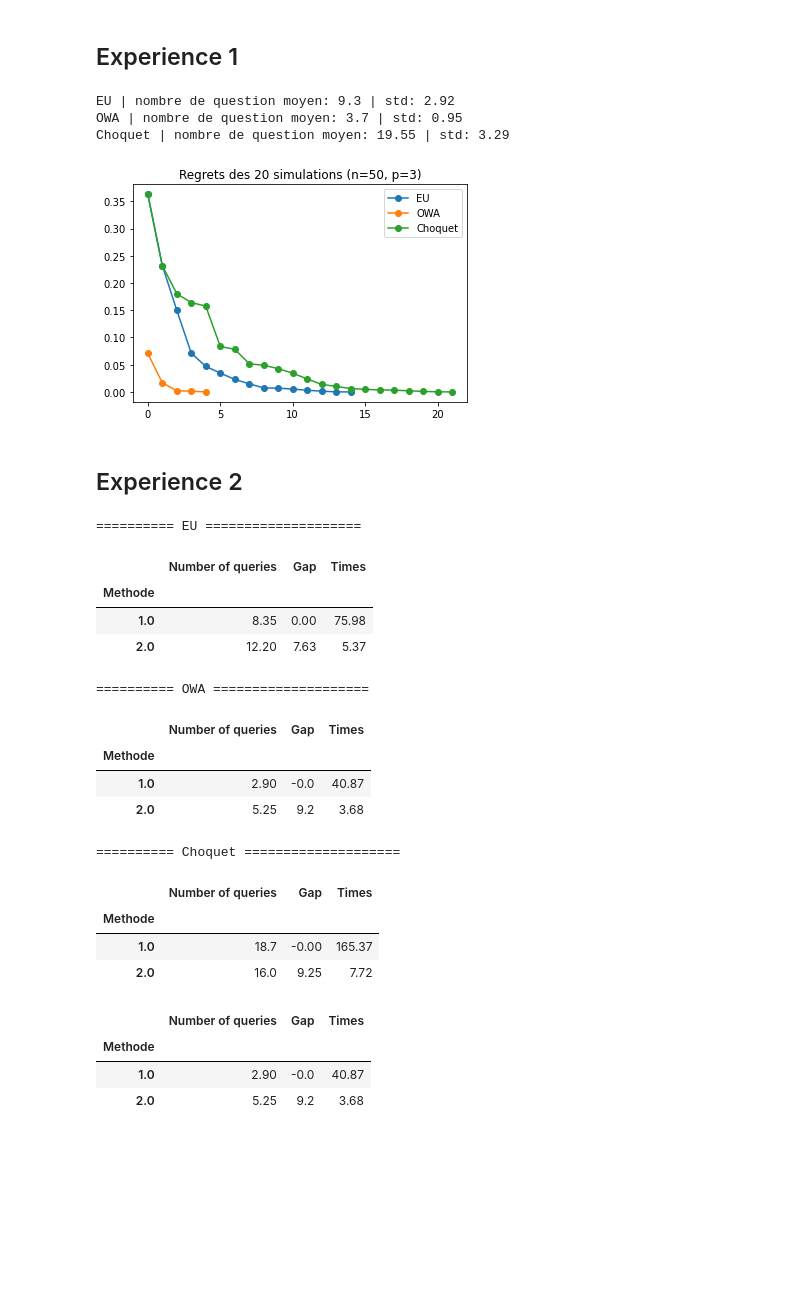
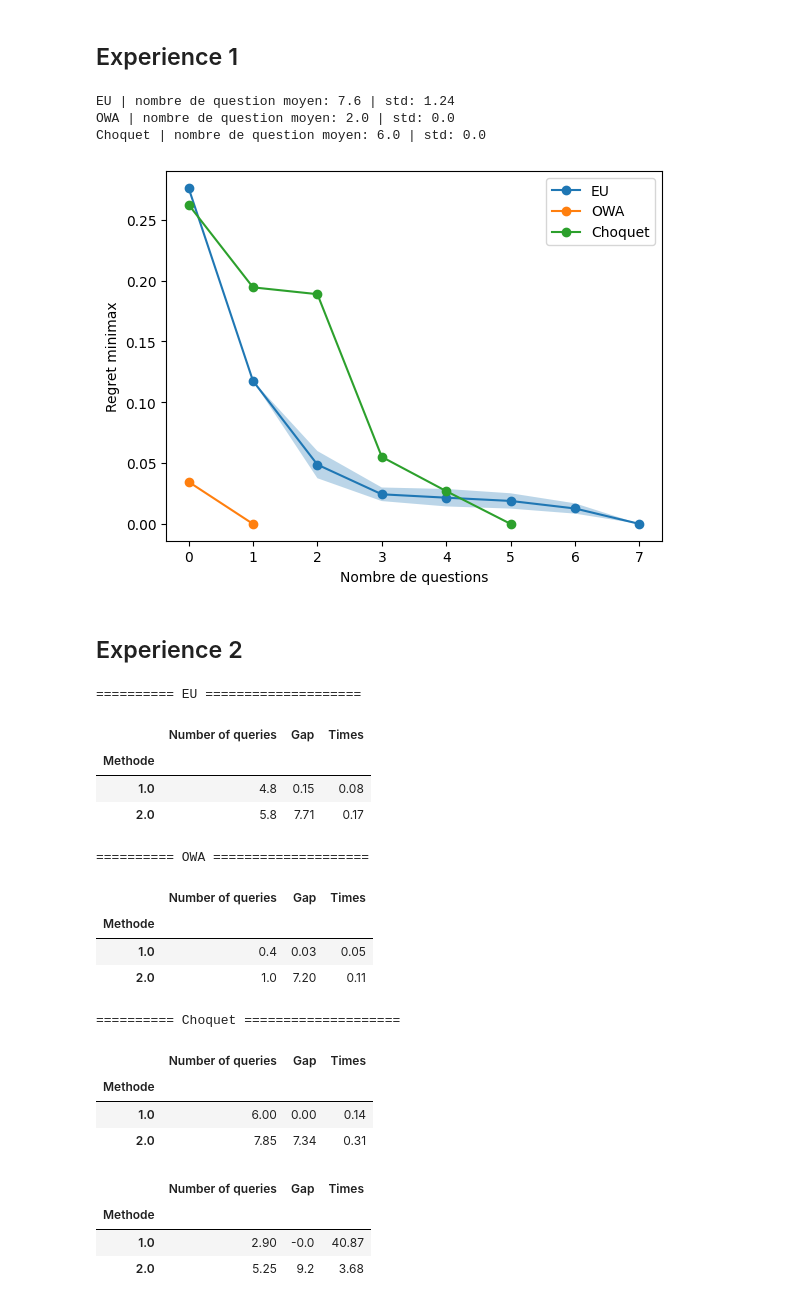
Before and after one commit to Kai-Luan/MADMC_Project, a Jupyter notebook: Code/result.ipynb, the cells around one changed output. Saved outputs shown, nothing was run; the diff lists cells and outputs as text; code cells hidden in the pictures; blank space fills up the shorter version.

```diff
--- a/Code/result.ipynb
+++ b/Code/result.ipynb
@@ -8,30 +8,35 @@ from IPython.display import display
 # %%
 # Loading csv
 L_mode = ['EU', 'OWA', 'Choquet']
 
 for mode in L_mode:
-    file1 = f'./data/{mode}/exp1_3KP50.csv'
+    file1 = f'./data/{mode}/exp1_3KP20.csv'
     result1 = pd.read_csv(file1, index_col=0)
     p1 = result1.to_numpy()
 
     Q = p1[:, 0] # nombre de questions
     max_q = int(Q.max())
     regrets = p1[:, 1:max_q+1]
     print(f'{mode} | nombre de question moyen: {Q.mean()} | std: {Q.std().round(2)} ')
+    #print(regrets.shape)
     plt.plot(regrets.mean(0),'o-', label = mode)
+    y = regrets.mean(0)
+    error = regrets.std(0)
+    plt.fill_between(np.arange(0,regrets.shape[1]),y-error, y+error, facecolor=plt.gca().lines[-1].get_color(),alpha=0.3)
 plt.legend()
-plt.title('Regrets des 20 simulations (n=50, p=3)')
+plt.xlabel("Nombre de questions")
+plt.ylabel("Regret minimax")
 plt.show()
 # %% [output]
-EU | nombre de question moyen: 9.3 | std: 2.92
-OWA | nombre de question moyen: 3.7 | std: 0.95
-Choquet | nombre de question moyen: 19.55 | std: 3.29
+EU | nombre de question moyen: 7.6 | std: 1.24
+OWA | nombre de question moyen: 2.0 | std: 0.0
+Choquet | nombre de question moyen: 6.0 | std: 0.0
-[figure, old version]
+[figure, new version]
 # %% [markdown]
 ## Experience 2
 # %%
 for mode in L_mode:
-    file2 = f'./data/{mode}/exp2_3KP50.csv'
+    file2 = f'./data/{mode}/exp2_3KP20.csv'
 
     result2 = pd.read_csv(file2, index_col=0)
     print('='*10,mode,'='*20)
@@ -41,18 +46,18 @@ for mode in L_mode:
 ========== EU ====================
 |  | Number of queries | Gap | Times |
 | Methode |  |  |  |
-| 1.0 | 8.35 | 0.00 | 75.98 |
-| 2.0 | 12.20 | 7.63 | 5.37 |
+| 1.0 | 4.8 | 0.15 | 0.08 |
+| 2.0 | 5.8 | 7.71 | 0.17 |
 ========== OWA ====================
 |  | Number of queries | Gap | Times |
 | Methode |  |  |  |
-| 1.0 | 2.90 | -0.0 | 40.87 |
-| 2.0 | 5.25 | 9.2 | 3.68 |
+| 1.0 | 0.4 | 0.03 | 0.05 |
+| 2.0 | 1.0 | 7.20 | 0.11 |
 ========== Choquet ====================
 |  | Number of queries | Gap | Times |
 | Methode |  |  |  |
-| 1.0 | 18.7 | -0.00 | 165.37 |
-| 2.0 | 16.0 | 9.25 | 7.72 |
+| 1.0 | 6.00 | 0.00 | 0.14 |
+| 2.0 | 7.85 | 7.34 | 0.31 |
 # %%
 result2.groupby('Methode').mean().round(2)
 # %% [output]
```
Also changed, not shown: 3 other files.
